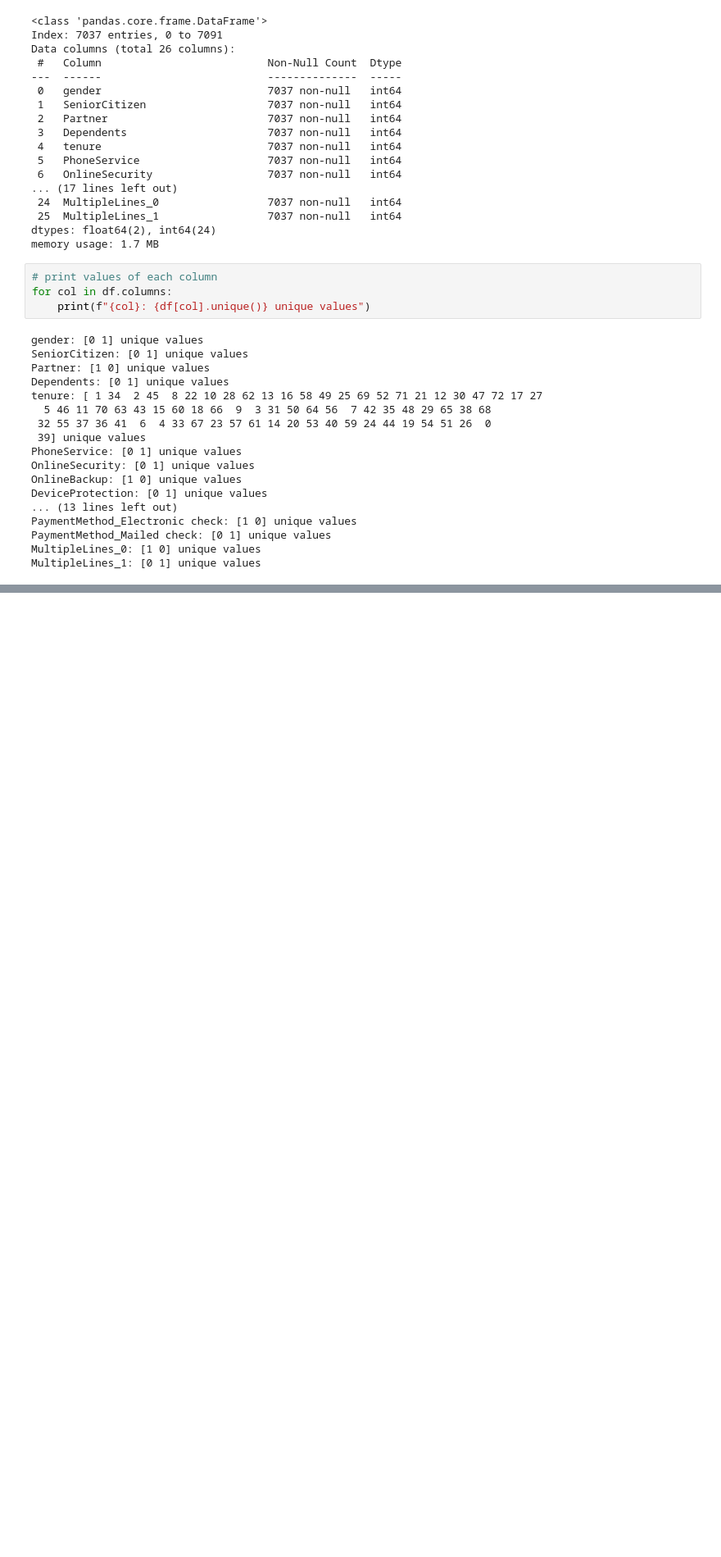
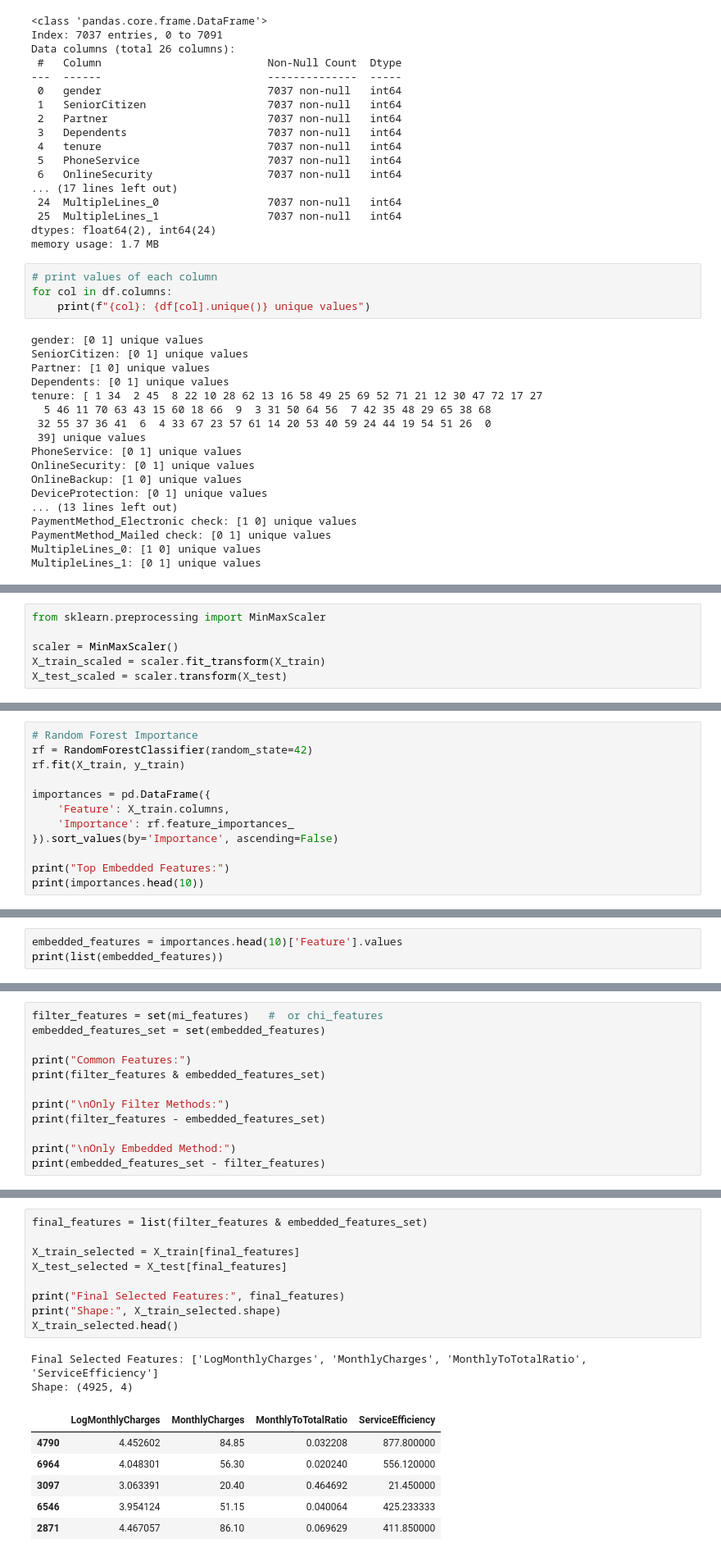
Before and after one commit to MoazIbrahem/Customer-Churn-Prediction, a Jupyter notebook: Code.ipynb, the cells around one changed output, grey strips where cells are left out. Shown at 82% size. Saved outputs shown, nothing was run; the diff lists cells and outputs as text; blank space fills up the shorter version.

```diff
--- a/Code.ipynb
+++ b/Code.ipynb
@@ -290,0 +507,6 @@ MultipleLines_1: [0 1] unique values
+# %%
+from sklearn.preprocessing import MinMaxScaler
+
+scaler = MinMaxScaler()
+X_train_scaled = scaler.fit_transform(X_train)
+X_test_scaled = scaler.transform(X_test)
@@ -290,0 +581,12 @@ MultipleLines_1: [0 1] unique values
+# %%
+# Random Forest Importance
+rf = RandomForestClassifier(random_state=42)
+rf.fit(X_train, y_train)
+
+importances = pd.DataFrame({
+    'Feature': X_train.columns,
+    'Importance': rf.feature_importances_
+}).sort_values(by='Importance', ascending=False)
+
+print("Top Embedded Features:")
+print(importances.head(10))
@@ -290,0 +606,3 @@ MultipleLines_1: [0 1] unique values
+# %%
+embedded_features = importances.head(10)['Feature'].values
+print(list(embedded_features))
@@ -290,0 +613,12 @@ MultipleLines_1: [0 1] unique values
+# %%
+filter_features = set(mi_features)   #  or chi_features
+embedded_features_set = set(embedded_features)
+
+print("Common Features:")
+print(filter_features & embedded_features_set)
+
+print("\nOnly Filter Methods:")
+print(filter_features - embedded_features_set)
+
+print("\nOnly Embedded Method:")
+print(embedded_features_set - filter_features)
@@ -290,0 +636,18 @@ MultipleLines_1: [0 1] unique values
+# %%
+final_features = list(filter_features & embedded_features_set)
+
+X_train_selected = X_train[final_features]
+X_test_selected = X_test[final_features]
+
+print("Final Selected Features:", final_features)
+print("Shape:", X_train_selected.shape)
+X_train_selected.head()
+# %% [output]
+Final Selected Features: ['LogMonthlyCharges', 'MonthlyCharges', 'MonthlyToTotalRatio', 'ServiceEfficiency']
+Shape: (4925, 4)
+|  | LogMonthlyCharges | MonthlyCharges | MonthlyToTotalRatio | ServiceEfficiency |
+| 4790 | 4.452602 | 84.85 | 0.032208 | 877.800000 |
+| 6964 | 4.048301 | 56.30 | 0.020240 | 556.120000 |
+| 3097 | 3.063391 | 20.40 | 0.464692 | 21.450000 |
+| 6546 | 3.954124 | 51.15 | 0.040064 | 425.233333 |
+| 2871 | 4.467057 | 86.10 | 0.069629 | 411.850000 |
```
Also changed, not shown: parts of 26 cells of this notebook.
